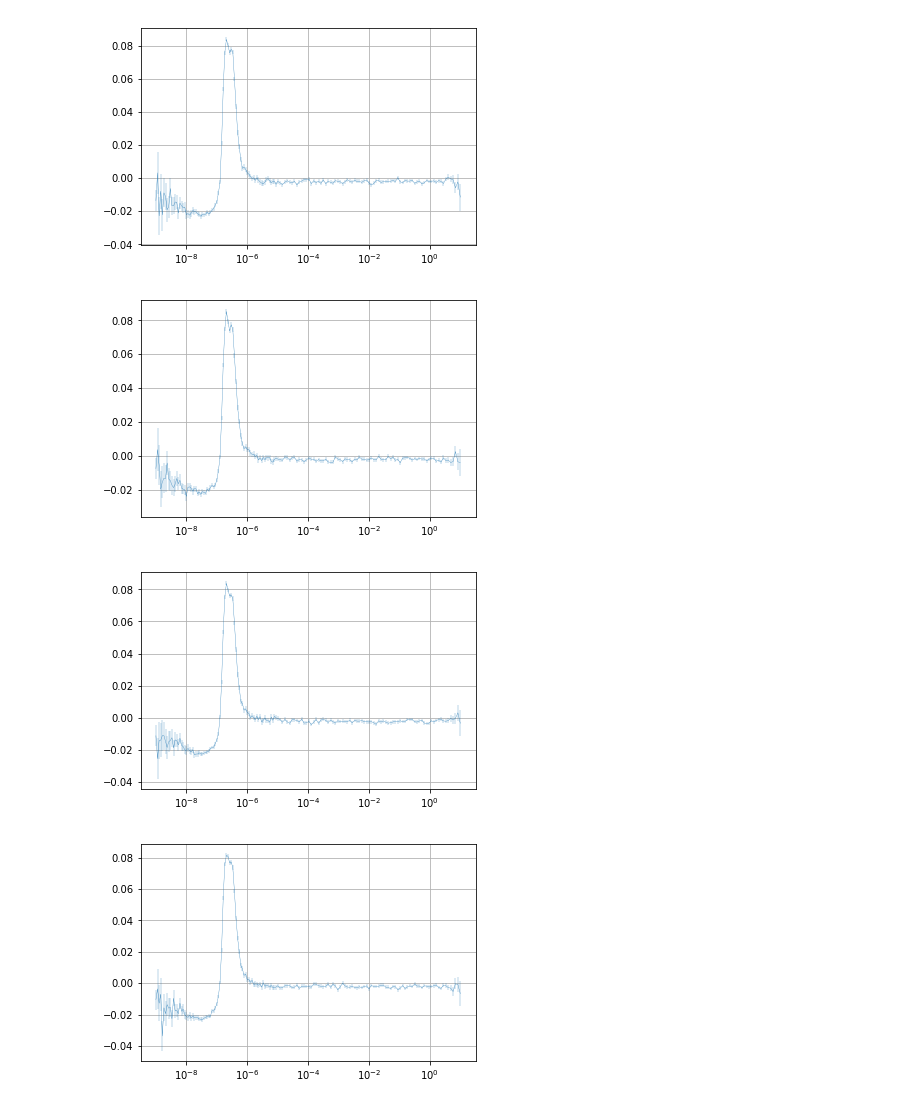
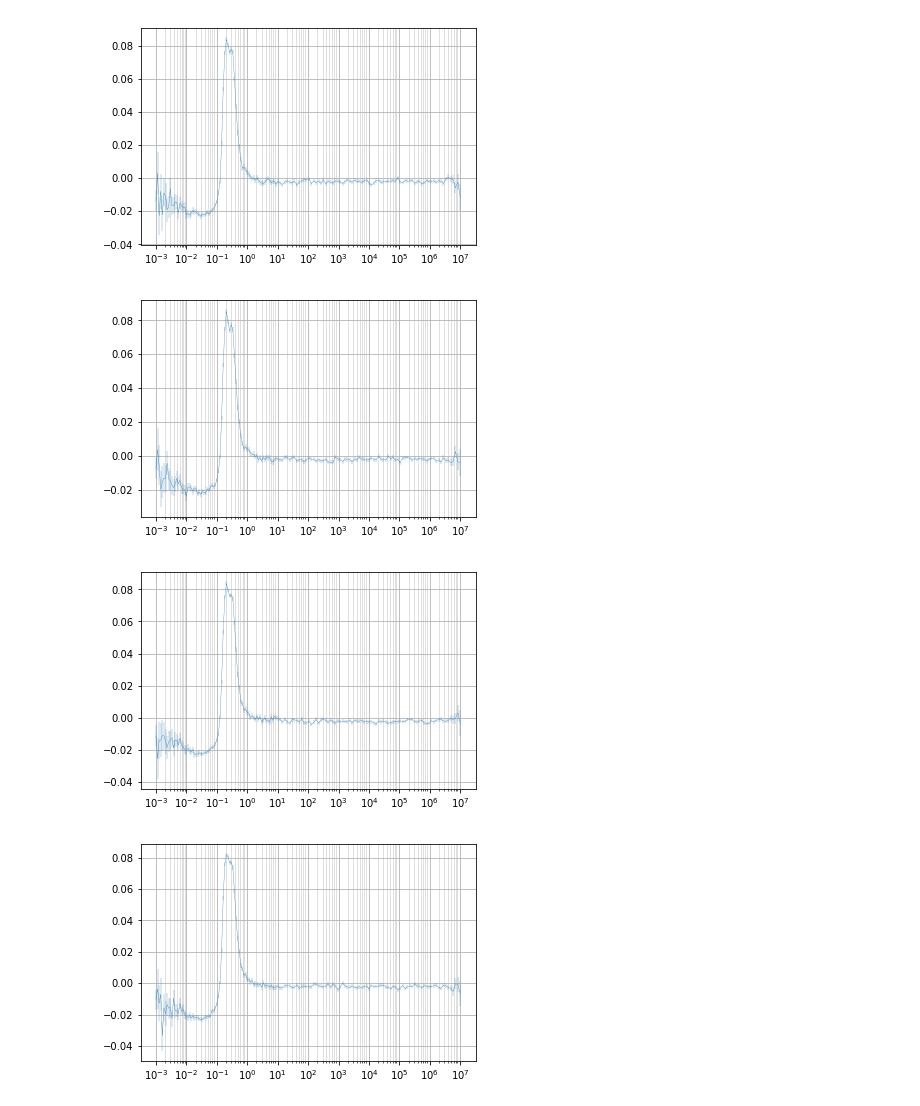
Before and after one commit to aaswenson/mcnp_parser, a Jupyter notebook: Untitled.ipynb, the cells around one changed output. Saved outputs shown, nothing was run; the diff lists cells and outputs as text; code cells hidden in the pictures.

```diff
--- a/Untitled.ipynb
+++ b/Untitled.ipynb
@@ -9,24 +10,36 @@ spectrum_6 = mcnp.read_output("./mcnp_file/600k.o")
 # %%
 for i in range(len(spectrum_6)):
     if(i %2 == 0):
-        plt.figure()
+        fig = plt.figure()
+        ax = fig.add_subplot(1,1,1)
         plt.semilogx()
-        plt.grid()
-        x =  [val[0] for val in spectrum_6[i]]
+
+        major_ticks = np.logspace(-3, 7, 11)
+
+        minor_ticks = []
+        for j in np.arange(-3, 7, 1):
+            minor_ticks += list(np.arange( pow(10.,j)*2, pow(10.,j)*9, pow(10.,j)) )
+
+        ax.set_xticks(major_ticks)
+        ax.set_xticks(minor_ticks, minor=True)
+        plt.grid(which='major', alpha=1)
+        plt.grid(which='minor', alpha=0.5)
+
+        x =  [val[0]*1e6 for val in spectrum_6[i]]
         y_6 =  [val[1] for val in spectrum_6[i]]
         y_7 =  [val[1] for val in spectrum_7[i]]
         y = [ (y_7[i] - y_6[i])/(y_7[i]) for i in range(len(y_7)) ]
 
         y_err_6 =  [val[2] for val in spectrum_6[i]]
         y_err_7 =  [val[2] for val in spectrum_7[i]]
         y_err = [ (y_err_7[i] + y_err_6[i]) for i in range(len(y_7)) ]
 
 
         plt.errorbar(x, y, xerr=0.0, yerr=y_err, label =str(i), linewidth=.3)
         name = "myspectrum_"  + str(i) + ".png"
         plt.savefig(name, dpi=500)
 # %% [output]
-[figure, old version]
+[figure, new version]
-[figure, old version]
+[figure, new version]
-[figure, old version]
+[figure, new version]
-[figure, old version]
+[figure, new version]
```
Also changed, not shown: parts of 3 cells of this notebook, 7 other files.
